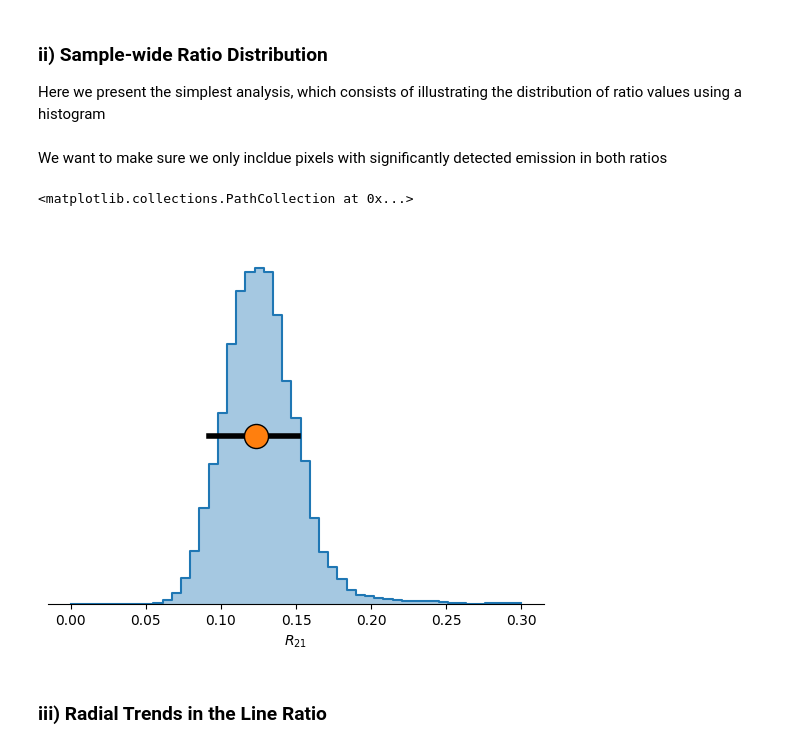
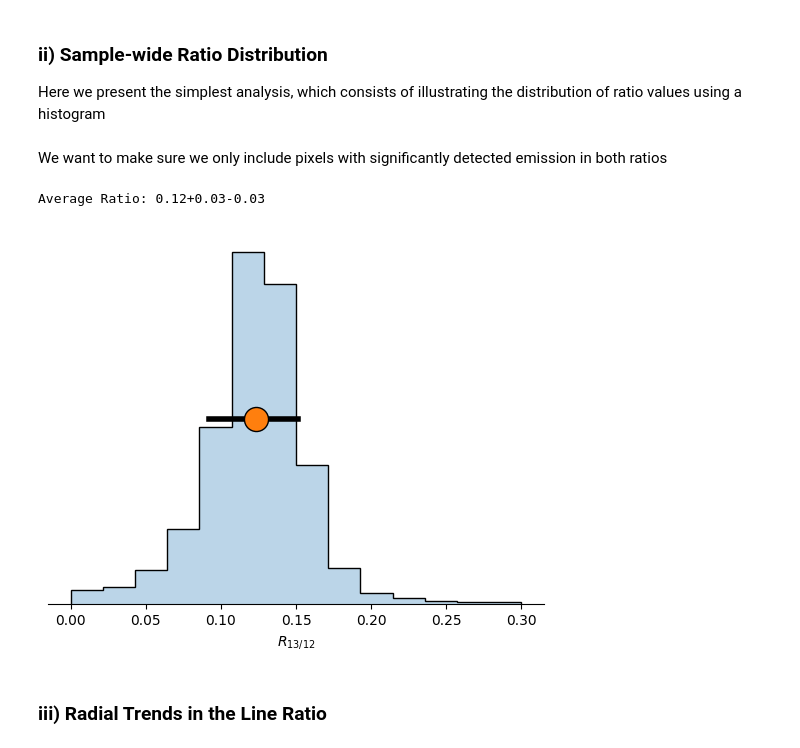
Before and after one commit to Smithsonian/sma-science-tutorials, a Jupyter notebook: Tutorial_1c_Line_Ratios.ipynb, the cells around one changed output. Cells and saved outputs as stored; diff of their text form; code cells hidden in the pictures.

```diff
--- a/Tutorial_1c_Line_Ratios.ipynb
+++ b/Tutorial_1c_Line_Ratios.ipynb
@@ -36,9 +37,6 @@ Beam 13CO1-0: 26 as
 We see that the 13CO is at a coarser resolution, therefore, we need to convolve the 12CO2-1 map.
 # %%
-as_13co=cube_13co.header['BMAJ']*3600
-beam = radio_beam.Beam(major=as_13co*u.arcsec, minor=as_13co*u.arcsec, pa=0*u.deg)
-cube_12co_convolved = cube_12co.convolve_to(beam)
-#new_cube = cube.convolve_to(common_beam)
+cube_12co_convolved = cube_12co.convolve_to(cube_13co.beam)
 # %% [output]
 WARNING: PossiblySlowWarning: This function (<function BaseSpectralCube.convolve_to at 0x...>) requires loading the entire cube into memory and may therefore be slow. [spectral_cube.utils]
 # %% [markdown]
@@ -116,7 +120,7 @@ structure_spec[1, 1] = True
 
 # Add 1 spectral element on each side of the spatial structure.
 # np.dstack stacks the arrays along a new 3rd dimension:
-structure = np.dstack([structure_spec, structure, structure_spec])
+structure = np.swapaxes(np.dstack([structure_spec, structure, structure_spec]), 0, 2)
 
 # With scipy.ndimage:
 # import scipy.ndimage as nd
@@ -202,7 +237,7 @@ unc_ratio = masked_moment0_13co.value/masked_moment0_12co.value*sqrt_term
 ### ii) Sample-wide Ratio Distribution
 Here we present the simplest analysis, which consists of illustrating the distribution of ratio values using a histogram
 # %% [markdown]
-We want to make sure we only incldue pixels with significantly detected emission in both ratios
+We want to make sure we only include pixels with significantly detected emission in both ratios
 # %%
 #we flatten the ratio, since we are only interested in the 1D distribution
 
@@ -221,31 +252,34 @@ kde_ratio =  st.gaussian_kde(ratio_all[id_sig])
 # %%
 ax = plt.subplot(1,1,1)
 
 #make a pretty histogram layout
 ax.spines['right'].set_visible(False)
 ax.spines['top'].set_visible(False)
 ax.spines['left'].set_visible(False)
 ax.xaxis.set_ticks_position('bottom')
 ax.set_yticks([])
-plt.xlabel(r"$R_{21}$")
+plt.xlabel(r"$R_{13/12}$")
+
+#define a range of bins
+xx = np.linspace(0,.3, 15)
 
 #plot the histogram
-xx = np.linspace(0,.3)
-plt.step(xx,kde_ratio(xx))
-plt.fill_between(xx,0,kde_ratio(xx), step='pre',alpha=.4)
-ax.set_ylim(0,1.1*np.nanmax(kde_ratio(xx)))
+plt.hist(ratio_all, bins=xx, density=True, histtype='step', fill=False, color='k')
+plt.hist(ratio_all, bins=xx, density=True, alpha=.3)
 
 #calculate median and 16th to 84th percentile
 median = np.nanmedian(ratio_all)
 up_84th = np.nanpercentile(ratio_all,84)
 low_16th = np.nanpercentile(ratio_all,16)
 
 #show median and percentile range
-plt.plot([low_16th,up_84th],2*[0.5*np.nanmax(kde_ratio(xx))], lw=4, color='k')
-plt.scatter([median],[0.5*np.nanmax(kde_ratio(xx))], edgecolor='k',s=300,zorder=10)
+plt.plot([low_16th,up_84th],2*[0.5*ax.get_ylim()[-1]], lw=4, color='k')
+plt.scatter([median],[0.5*ax.get_ylim()[-1]], edgecolor='k',s=300,zorder=10)
+
+print("Average Ratio: %.2f+%.2f-%.2f"%(median,up_84th-median,median-low_16th))
 # %% [output]
-<matplotlib.collections.PathCollection at 0x...>
+Average Ratio: 0.12+0.03-0.03
-[figure, old version]
+[figure, new version]
 # %% [markdown]
 ### iii) Radial Trends in the Line Ratio
 # %% [markdown]
```
Also changed, not shown: parts of 21 cells of this notebook.
